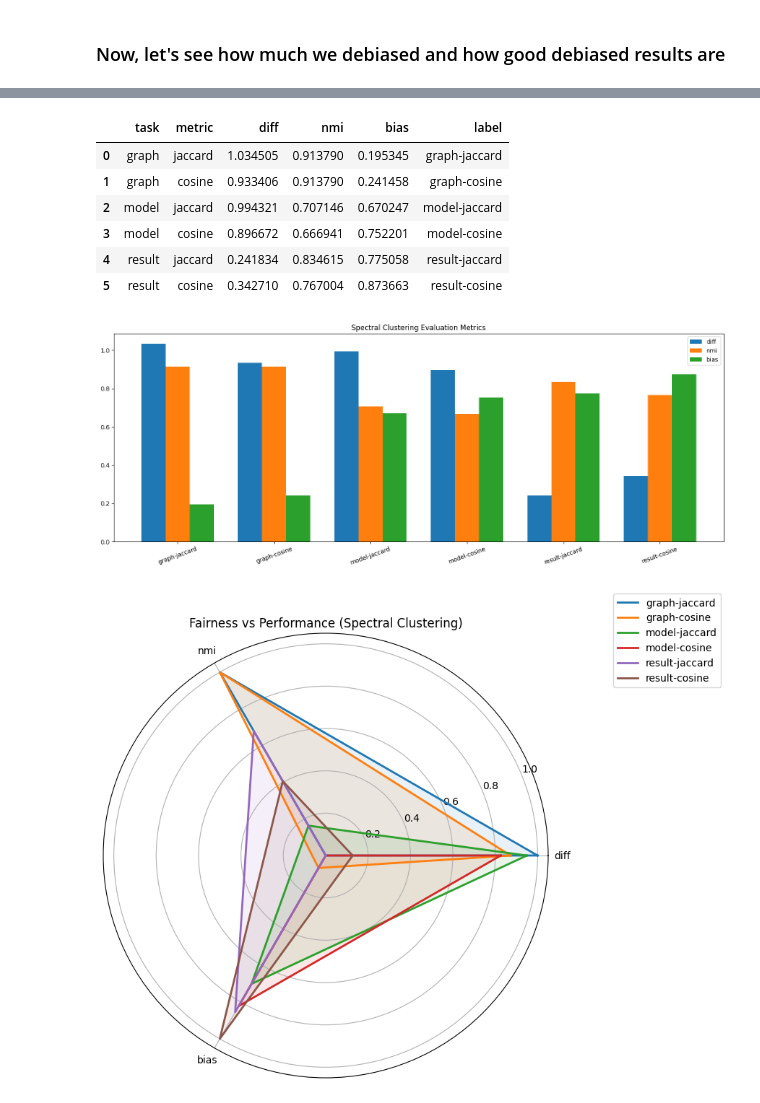
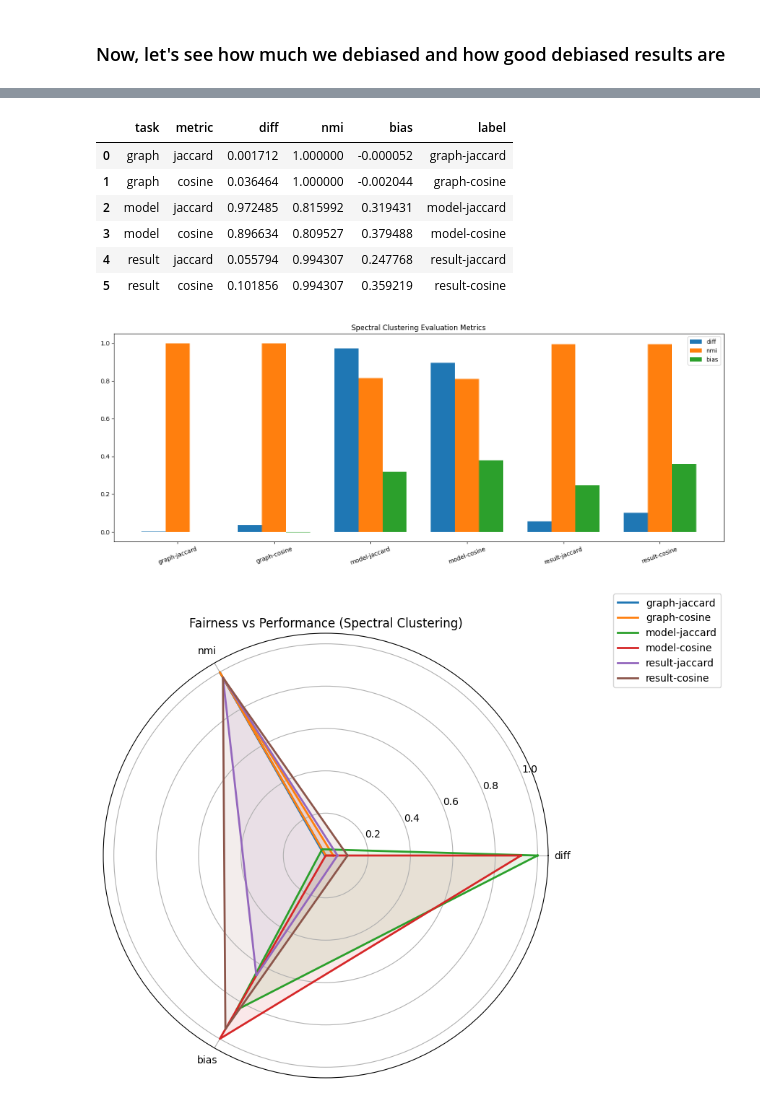
Before and after one commit to Duc-Haui/Inform, a Jupyter notebook: demo_spectral_clustering.ipynb, the cells around one changed output, grey strips where cells are left out. Cells and saved outputs as stored; diff of their text form; code cells hidden in the pictures.

Commit message:
run_data_facebook on demo_spectral_clustering and fix on demo_line

```diff
--- a/demo_spectral_clustering.ipynb
+++ b/demo_spectral_clustering.ipynb
@@ -207,3 +225,27 @@ Finished!
 # %%
 # load evaluation functions
 from evaluate.sc import *
+# %%
+import os
+import shutil
+
+dataset_name = 'Facebook'
+
+# 1. Copy file Vanilla ra ngoài
+shutil.copy(f'result/sc/{dataset_name}/vanilla.pickle', 'result/sc/vanilla.pickle')
+
+# 2. Copy các file kết quả của 3 phương pháp ra ngoài
+tasks = ['graph', 'model', 'result']
+metrics = ['jaccard.pickle', 'cosine.pickle']
+
+for t in tasks:
+    os.makedirs(f'result/sc/{t}', exist_ok=True) # Tạo thư mục nếu chưa có
+    for m in metrics:
+        src_path = f'result/sc/{dataset_name}/{t}/{m}'
+        dest_path = f'result/sc/{t}/{m}'
+
+        # Nếu file tồn tại thì copy
+        if os.path.exists(src_path):
+            shutil.copy(src_path, dest_path)
+
+print("chạy hàm evaluate.")
@@ -243,7 +287,7 @@ configs = [
 ]
 
 for metric, task in configs:
-    r = evaluate(name='ppi', metric=metric, task=task)
+    r = evaluate(name=dataset_name, metric=metric, task=task)
 
     # Lấy đúng "nội tạng" của Spectral Clustering
     row = {
@@ -334,9 +378,9 @@ plt.show()
 |  | task | metric | diff | nmi | bias | label |
-| 0 | graph | jaccard | 1.034505 | 0.913790 | 0.195345 | graph-jaccard |
-| 1 | graph | cosine | 0.933406 | 0.913790 | 0.241458 | graph-cosine |
-| 2 | model | jaccard | 0.994321 | 0.707146 | 0.670247 | model-jaccard |
-| 3 | model | cosine | 0.896672 | 0.666941 | 0.752201 | model-cosine |
-| 4 | result | jaccard | 0.241834 | 0.834615 | 0.775058 | result-jaccard |
-| 5 | result | cosine | 0.342710 | 0.767004 | 0.873663 | result-cosine |
+| 0 | graph | jaccard | 0.001712 | 1.000000 | -0.000052 | graph-jaccard |
+| 1 | graph | cosine | 0.036464 | 1.000000 | -0.002044 | graph-cosine |
+| 2 | model | jaccard | 0.972485 | 0.815992 | 0.319431 | model-jaccard |
+| 3 | model | cosine | 0.896634 | 0.809527 | 0.379488 | model-cosine |
+| 4 | result | jaccard | 0.055794 | 0.994307 | 0.247768 | result-jaccard |
+| 5 | result | cosine | 0.101856 | 0.994307 | 0.359219 | result-cosine |
-[figure, old version]
+[figure, new version]
-[figure, old version]
+[figure, new version]
```
Also changed, not shown: parts of 9 cells of this notebook, 16 other files.
